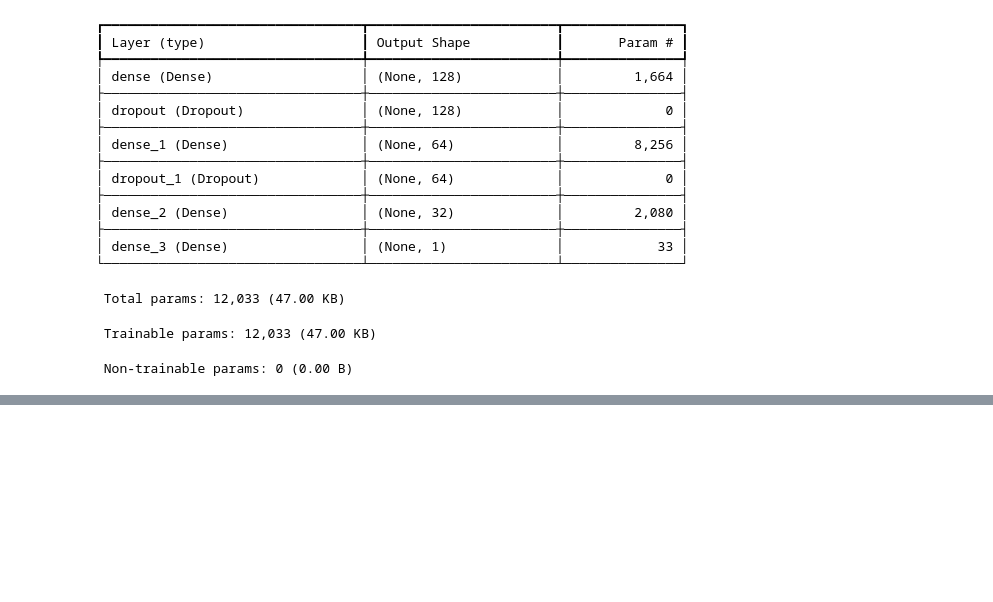
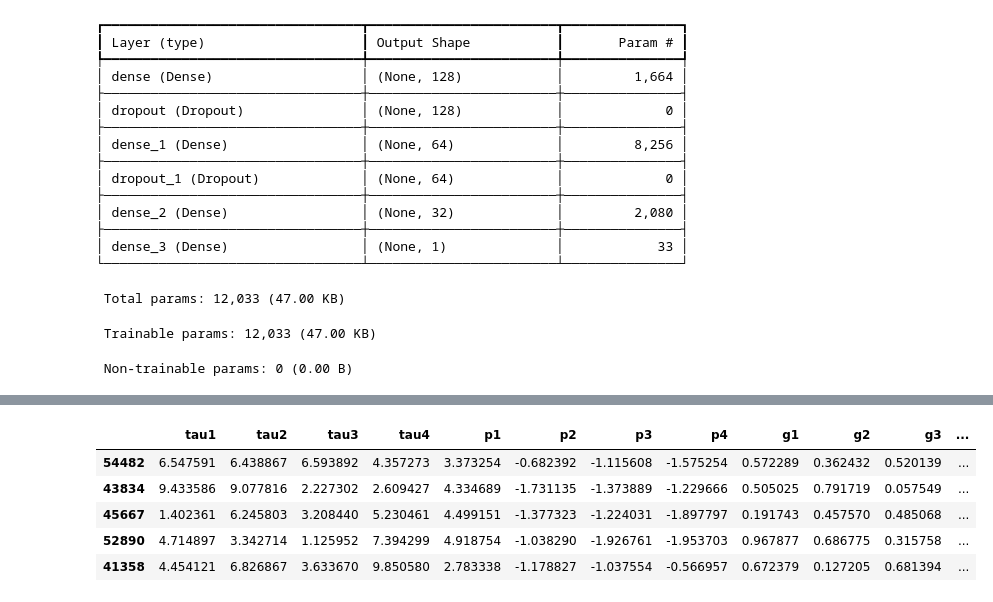
Before and after one commit to The0winner0/Urjasantulan_SE_Project, a Jupyter notebook: backend/notebook/inference_notebook_lite.ipynb, the cells around one changed output, grey strips where cells are left out. Saved outputs shown, nothing was run; the diff lists cells and outputs as text; code cells hidden in the pictures; blank space fills up the shorter version.

```diff
--- a/backend/notebook/inference_notebook_lite.ipynb
+++ b/backend/notebook/inference_notebook_lite.ipynb
@@ -205,0 +215,9 @@ accuracy
+# %%
+X_test.head()
+# %% [output]
+|  | tau1 | tau2 | tau3 | tau4 | p1 | p2 | p3 | p4 | g1 | g2 | g3 | ... |
+| 54482 | 6.547591 | 6.438867 | 6.593892 | 4.357273 | 3.373254 | -0.682392 | -1.115608 | -1.575254 | 0.572289 | 0.362432 | 0.520139 | ... |
+| 43834 | 9.433586 | 9.077816 | 2.227302 | 2.609427 | 4.334689 | -1.731135 | -1.373889 | -1.229666 | 0.505025 | 0.791719 | 0.057549 | ... |
+| 45667 | 1.402361 | 6.245803 | 3.208440 | 5.230461 | 4.499151 | -1.377323 | -1.224031 | -1.897797 | 0.191743 | 0.457570 | 0.485068 | ... |
+| 52890 | 4.714897 | 3.342714 | 1.125952 | 7.394299 | 4.918754 | -1.038290 | -1.926761 | -1.953703 | 0.967877 | 0.686775 | 0.315758 | ... |
+| 41358 | 4.454121 | 6.826867 | 3.633670 | 9.850580 | 2.783338 | -1.178827 | -1.037554 | -0.566957 | 0.672379 | 0.127205 | 0.681394 | ... |
```
Also changed, not shown: parts of 15 cells of this notebook, 1 other file.
